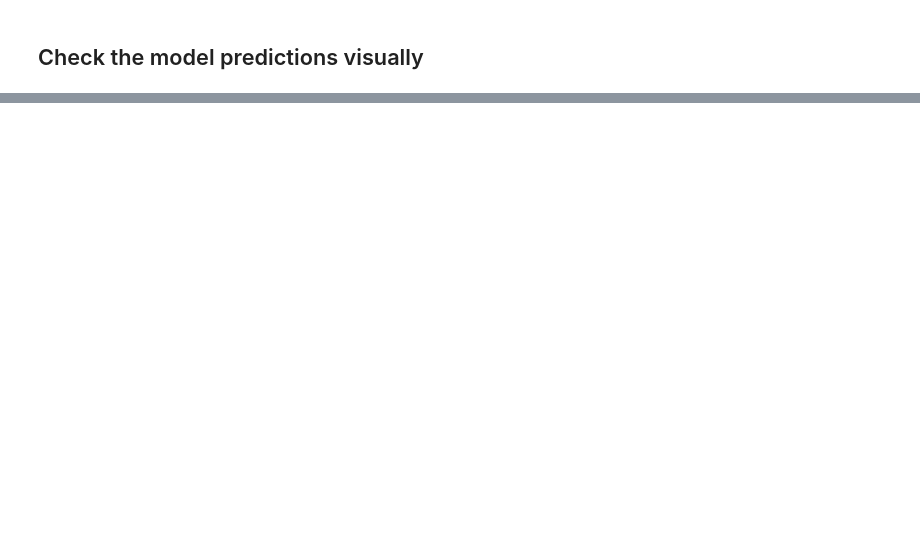
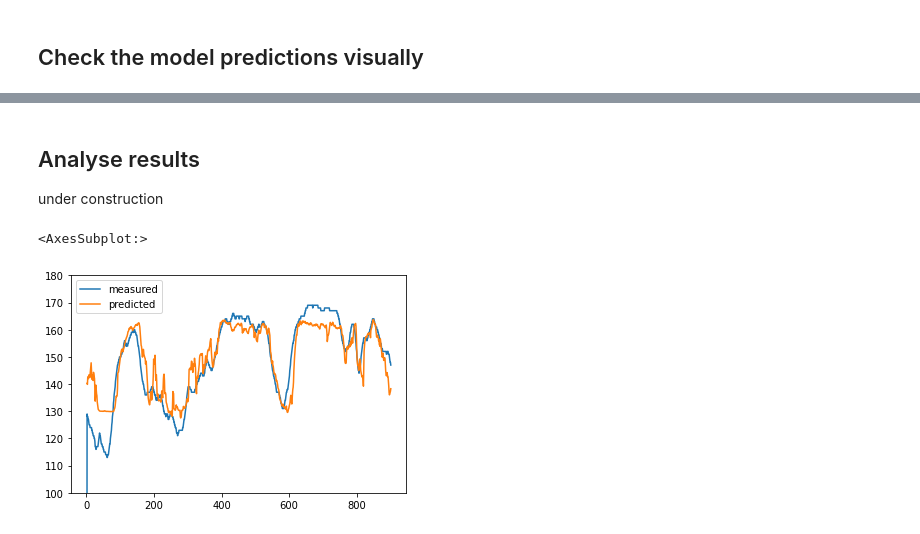
Before and after one commit to rikluost/athlete_hr_predict, a Jupyter notebook: 10_generator_and_model.ipynb, the cells around one changed output, grey strips where cells are left out. Cells and saved outputs as stored; diff of their text form; code cells hidden in the pictures; blank space fills up the shorter version.

```diff
--- a/10_generator_and_model.ipynb
+++ b/10_generator_and_model.ipynb
@@ -317,0 +292,4 @@ for x, y in dataset_test.take(15):
+# %% [markdown]
+## Analyse results
+
+under construction
@@ -317,0 +311,12 @@ for x, y in dataset_test.take(15):
+# %%
+d=pd.DataFrame([0,1])
+for x, y in dataset_test:
+    a = denormalize_hr(y[0]).numpy(), denormalize_hr( model.predict(x)[0])
+    c = pd.DataFrame(a).T
+    d = d.merge(c, how='outer')
+d.columns=['measured', 'predicted']
+# %%
+d.plot(ylim=(100,180))
+# %% [output]
+<AxesSubplot:>
+[figure, added]
```
Also changed, not shown: parts of 16 cells of this notebook, 13 other files.
